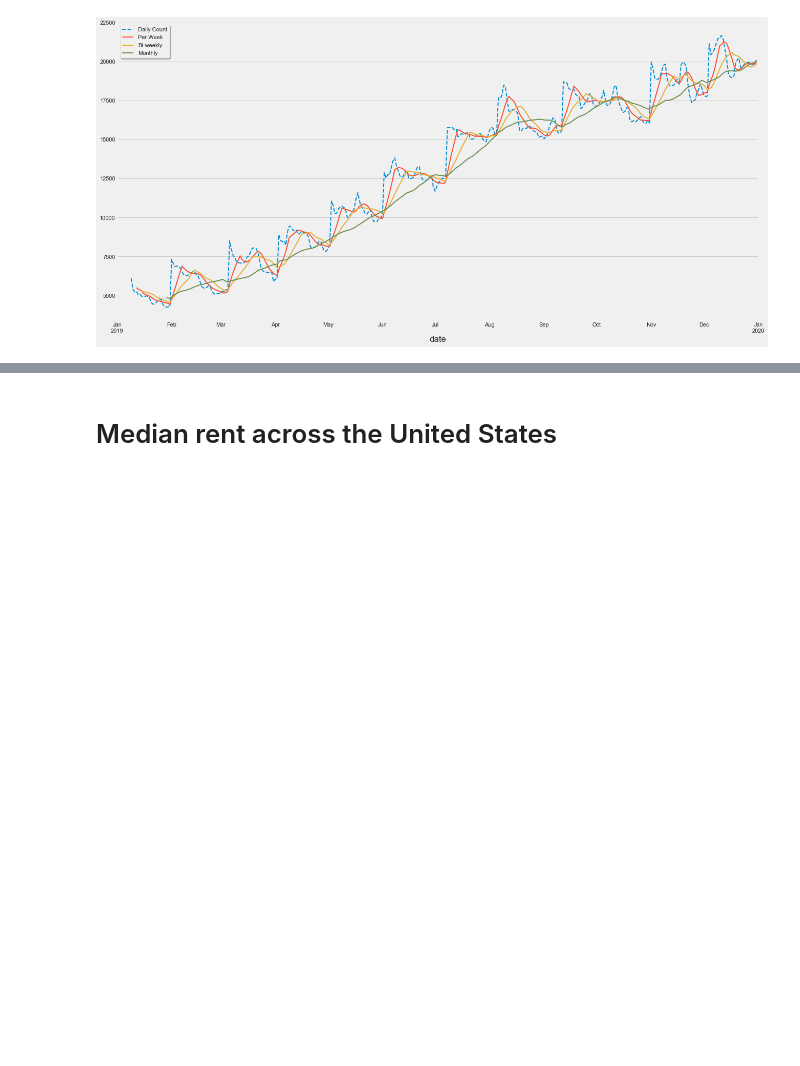
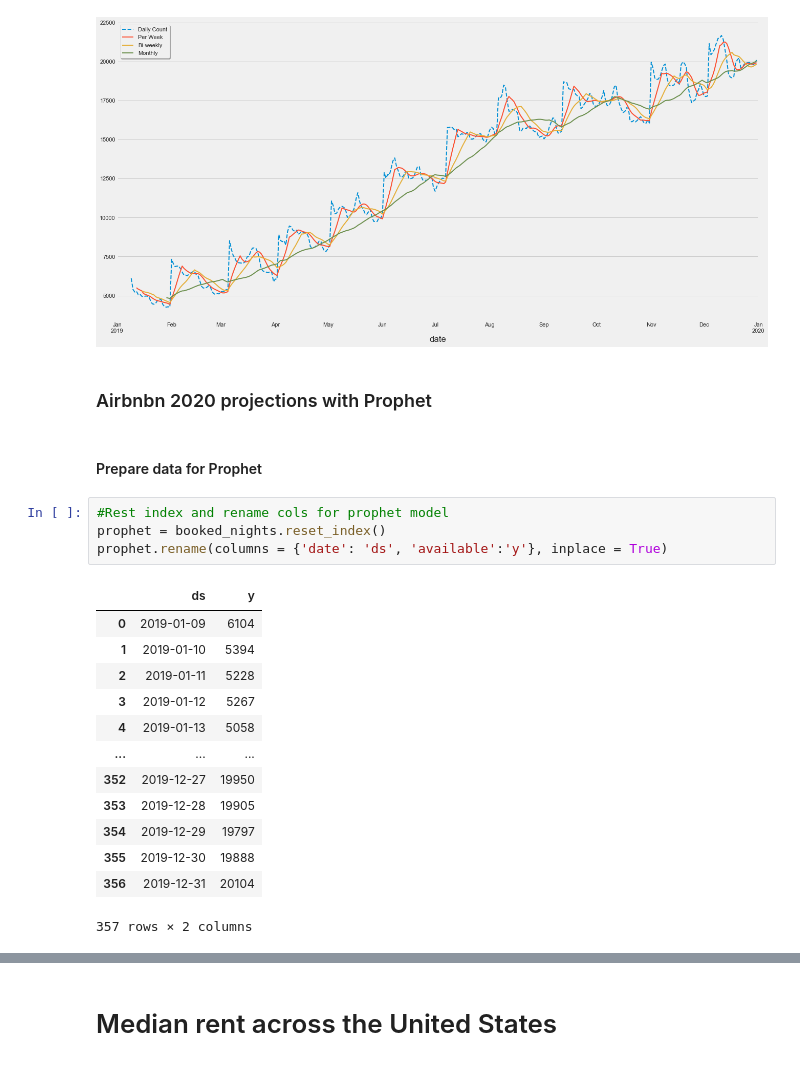
Before and after one commit to KishenSharma6/Airbnb-Analysis, a Jupyter notebook: Project Codes/05. Modeling/2020_0214_Calendar_TimeSeries.ipynb, the cells around one changed output, grey strips where cells are left out. Cells and saved outputs as stored; diff of their text form; blank space fills up the shorter version.

```diff
--- a/Project Codes/05. Modeling/2020_0214_Calendar_TimeSeries.ipynb
+++ b/Project Codes/05. Modeling/2020_0214_Calendar_TimeSeries.ipynb
@@ -142,3 +142,25 @@ ax.set_xlim(['2019', '2020'])
 ax.grid(False, axis = 'x')
 # %% [output]
 [figure]
+# %% [markdown]
+### Airbnbn 2020 projections with Prophet
+# %% [markdown]
+#### Prepare data for Prophet
+# %%
+#Rest index and rename cols for prophet model
+prophet = booked_nights.reset_index()
+prophet.rename(columns = {'date': 'ds', 'available':'y'}, inplace = True)
+# %% [output]
+|  | ds | y |
+| 0 | 2019-01-09 | 6104 |
+| 1 | 2019-01-10 | 5394 |
+| 2 | 2019-01-11 | 5228 |
+| 3 | 2019-01-12 | 5267 |
+| 4 | 2019-01-13 | 5058 |
+| ... | ... | ... |
+| 352 | 2019-12-27 | 19950 |
+| 353 | 2019-12-28 | 19905 |
+| 354 | 2019-12-29 | 19797 |
+| 355 | 2019-12-30 | 19888 |
+| 356 | 2019-12-31 | 20104 |
+357 rows × 2 columns
```
Also changed, not shown: parts of 4 cells of this notebook.
